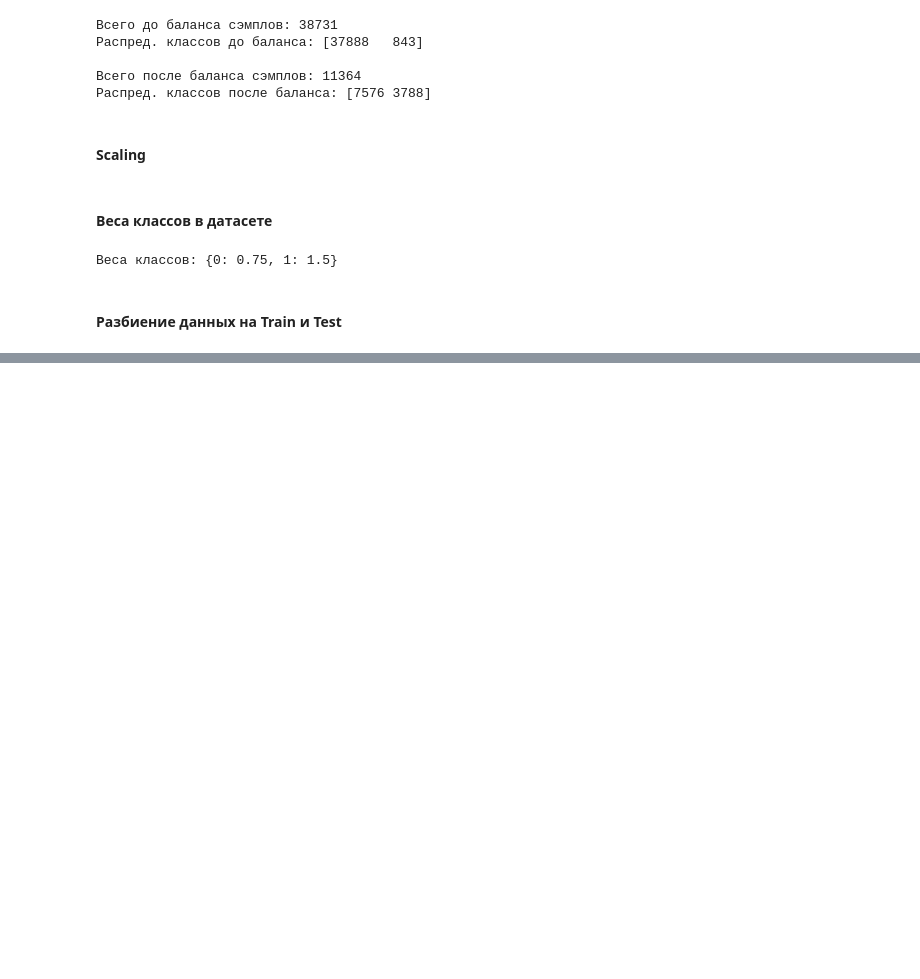
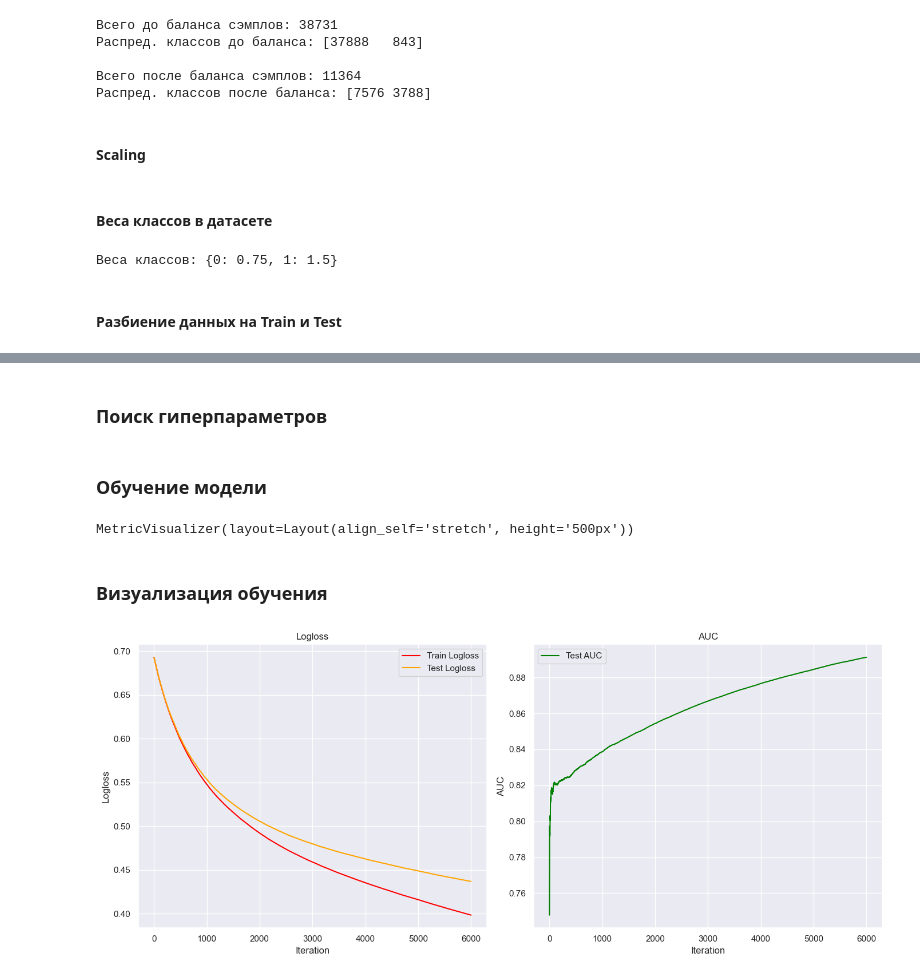
Before and after one commit to sky-devel/credit-scoring-legal-entities, a Jupyter notebook: main.ipynb, the cells around one changed output, grey strips where cells are left out. Saved outputs shown, nothing was run; the diff lists cells and outputs as text; code cells hidden in the pictures; blank space fills up the shorter version.

Commit message:
Added the stages of model training and visualization

```diff
--- a/main.ipynb
+++ b/main.ipynb
@@ -258,0 +267,2 @@ X_train, X_test, y_train, y_test = train_test_split(f, t, test_size=0.2, random_
+# %% [markdown]
+### Поиск гиперпараметров
@@ -258,0 +291,60 @@ X_train, X_test, y_train, y_test = train_test_split(f, t, test_size=0.2, random_
+# %% [markdown]
+### Обучение модели
+# %%
+model = CatBoostClassifier(
+    iterations=6000,
+    learning_rate=0.001,
+    depth=6,
+    loss_function="Logloss",
+    eval_metric="Logloss",
+    custom_metric=["AUC"],
+    early_stopping_rounds=30,
+    random_seed=42,
+    l2_leaf_reg=1,
+    bagging_temperature=2,
+    class_weights=class_weight_dict,
+
+).fit(
+    X=X_train,
+    y=y_train,
+    eval_set=(X_test, y_test),
+    verbose=False,
+    plot=True,
+    use_best_model=True,
+)
+# %% [output]
+MetricVisualizer(layout=Layout(align_self='stretch', height='500px'))
+# %% [markdown]
+### Визуализация обучения
+# %%
+metrics_train = model.get_evals_result()["learn"]
+metrics_test = model.get_evals_result()["validation"]
+
+metrics = pd.DataFrame({
+    "Iteration": range(len(train_metrics["Logloss"])),
+    "Train Logloss": train_metrics["Logloss"],
+    "Test Logloss": test_metrics["Logloss"],
+    "Test AUC": test_metrics["AUC"]
+})
+
+plt.figure(figsize=(14, 6))
+
+plt.subplot(1, 2, 1)
+sns.lineplot(data=metrics, x="Iteration", y="Train Logloss", label="Train Logloss", color="red")
+sns.lineplot(data=metrics, x="Iteration", y="Test Logloss", label="Test Logloss", color="orange")
+plt.title("Logloss")
+plt.xlabel("Iteration")
+plt.ylabel("Logloss")
+plt.legend()
+
+plt.subplot(1, 2, 2)
+sns.lineplot(data=metrics, x="Iteration", y="Test AUC", label="Test AUC", color="green")
+plt.title("AUC")
+plt.xlabel("Iteration")
+plt.ylabel("AUC")
+plt.legend()
+
+plt.tight_layout()
+plt.show()
+# %% [output]
+[figure, added]
```
Also changed, not shown: parts of 4 cells of this notebook.
